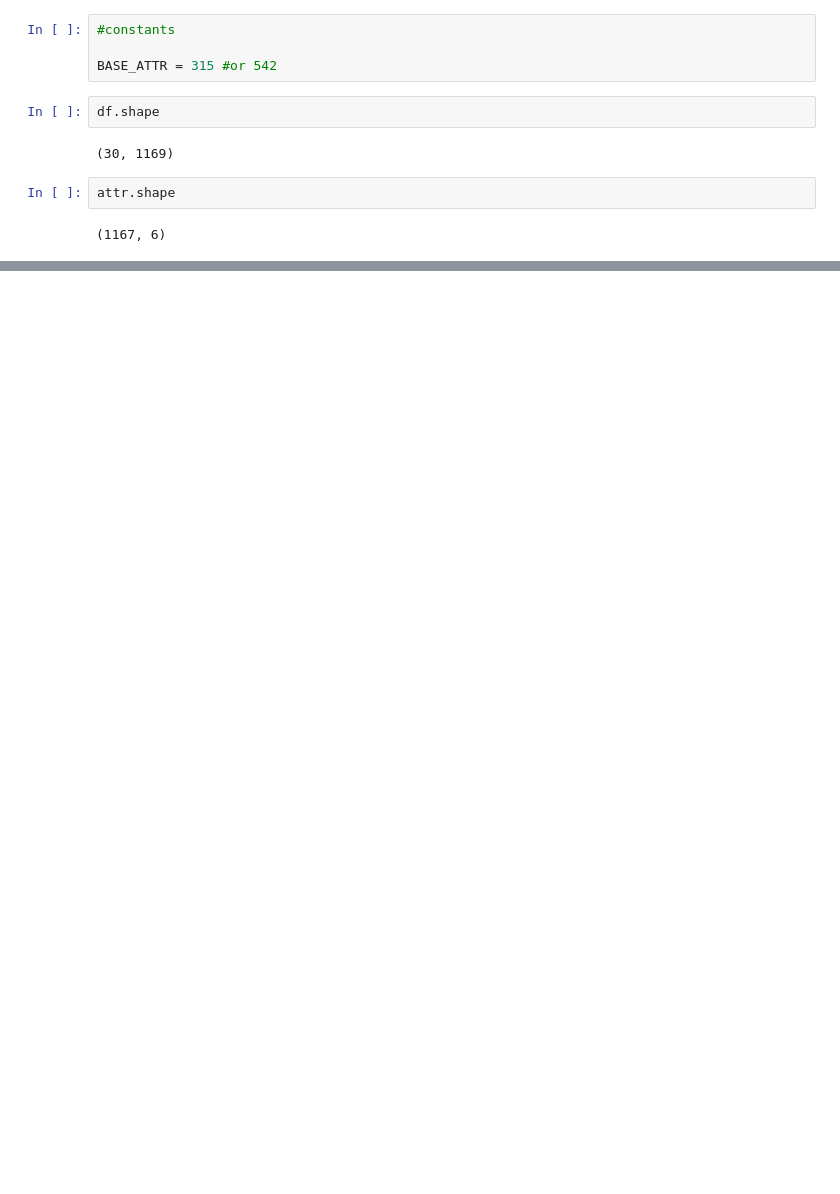
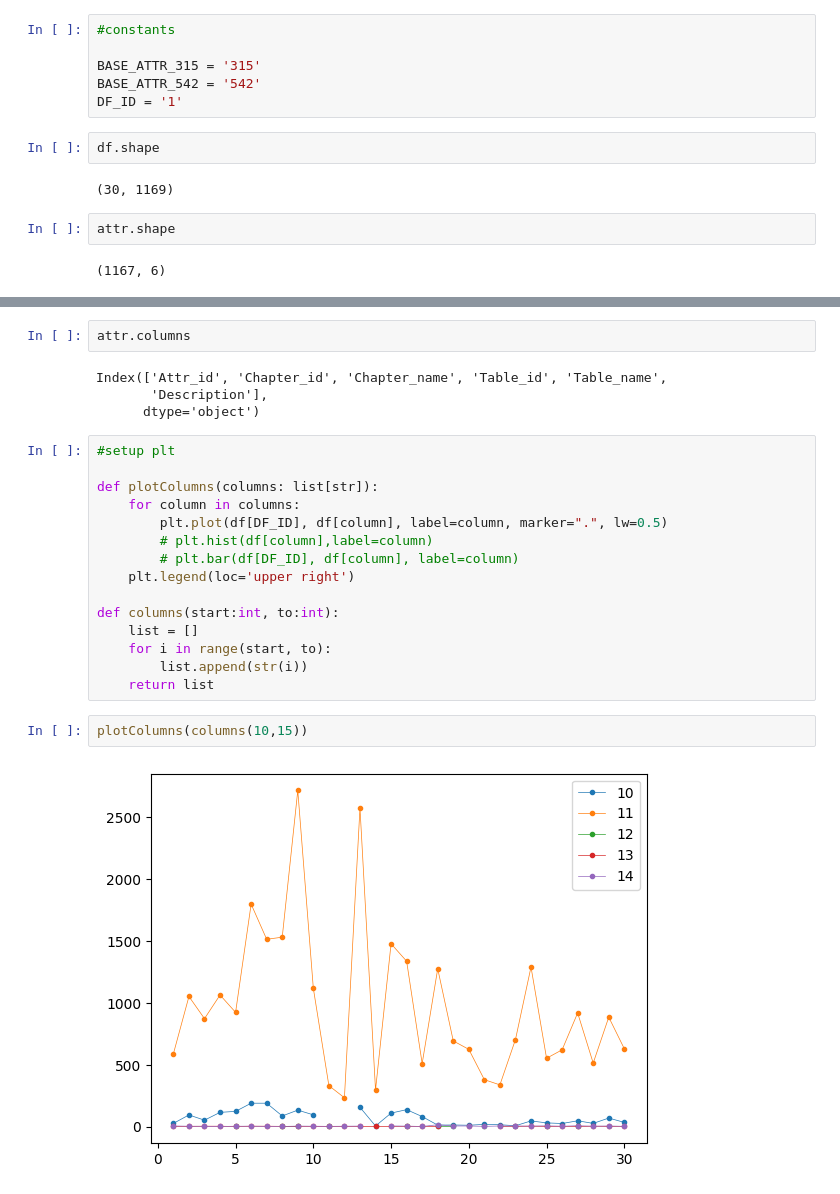
Before and after one commit to kartikgawande/SWL-ADT-PE, a Jupyter notebook: notebook.ipynb, the cells around one changed output, grey strips where cells are left out. Saved outputs shown, nothing was run; the diff lists cells and outputs as text; blank space fills up the shorter version.

```diff
--- a/notebook.ipynb
+++ b/notebook.ipynb
@@ -28,7 +64,9 @@ attr.head()
 # %%
 #constants
 
-BASE_ATTR = 315 #or 542
+BASE_ATTR_315 = '315'
+BASE_ATTR_542 = '542'
+DF_ID = '1'
 # %%
 df.shape
 # %% [output]
@@ -39,0 +86,25 @@ attr.shape
+# %%
+attr.columns
+# %% [output]
+Index(['Attr_id', 'Chapter_id', 'Chapter_name', 'Table_id', 'Table_name',
+       'Description'],
+      dtype='object')
+# %%
+#setup plt
+
+def plotColumns(columns: list[str]):
+    for column in columns:
+        plt.plot(df[DF_ID], df[column], label=column, marker=".", lw=0.5)
+        # plt.hist(df[column],label=column)
+        # plt.bar(df[DF_ID], df[column], label=column)
+    plt.legend(loc='upper right')
+
+def columns(start:int, to:int):
+    list = []
+    for i in range(start, to):
+        list.append(str(i))
+    return list
+# %%
+plotColumns(columns(10,15))
+# %% [output]
+[figure, added]
```
Also changed, not shown: parts of 13 cells of this notebook, 3 other files.
